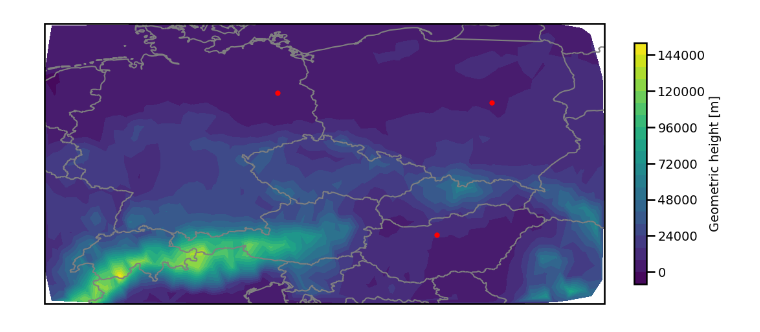
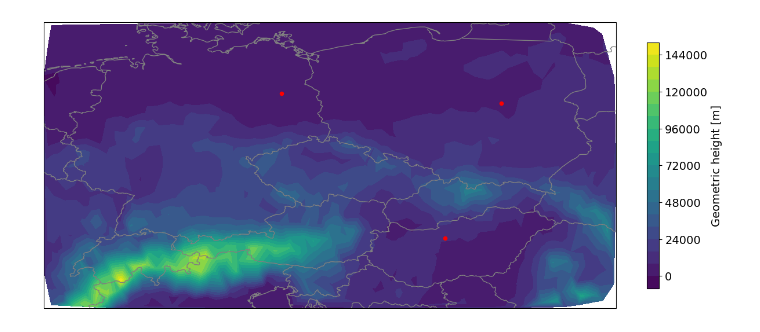
Before and after one commit to maymeret/master_thesis, a Jupyter notebook: topography_map.ipynb, the cells around one changed output. Drawn from its saved outputs; the diff is of its cells as text; code cells hidden in the pictures.

```diff
--- a/topography_map.ipynb
+++ b/topography_map.ipynb
@@ -47,16 +59,17 @@ src_data_europe = src_data[mask]
 # %%
 #plot
 
 fig = plt.figure(figsize=(12, 12))
 ax  = plt.axes(projection=ccrs.PlateCarree())
 ax.add_feature(cf.BORDERS, edgecolor='grey')
 ax.add_feature(cf.COASTLINE, edgecolor='grey')
 contour = ax.tricontourf(cx_europe, cy_europe, src_data_europe, transform=ccrs.PlateCarree(), levels = 20)
 ax.scatter(cx_city[:3], cy_city[:3], s=20, c='red', alpha=1, transform=ccrs.PlateCarree())
 cbar = plt.colorbar(contour, ax=ax, orientation='vertical', fraction = 0.02, pad = 0.05)
 cbar.set_label('Geometric height [m]', size = 14)
 cbar.ax.tick_params(labelsize=14)
 plt.savefig('../plots_2024/topography_map_ensemble.jpeg', dpi=200)
+plt.tight_layout()
 plt.show()
 # %% [output]
-[figure, old version]
+[figure, new version]
```
Also changed, not shown: parts of 1 cell of this notebook, 5 other files.
